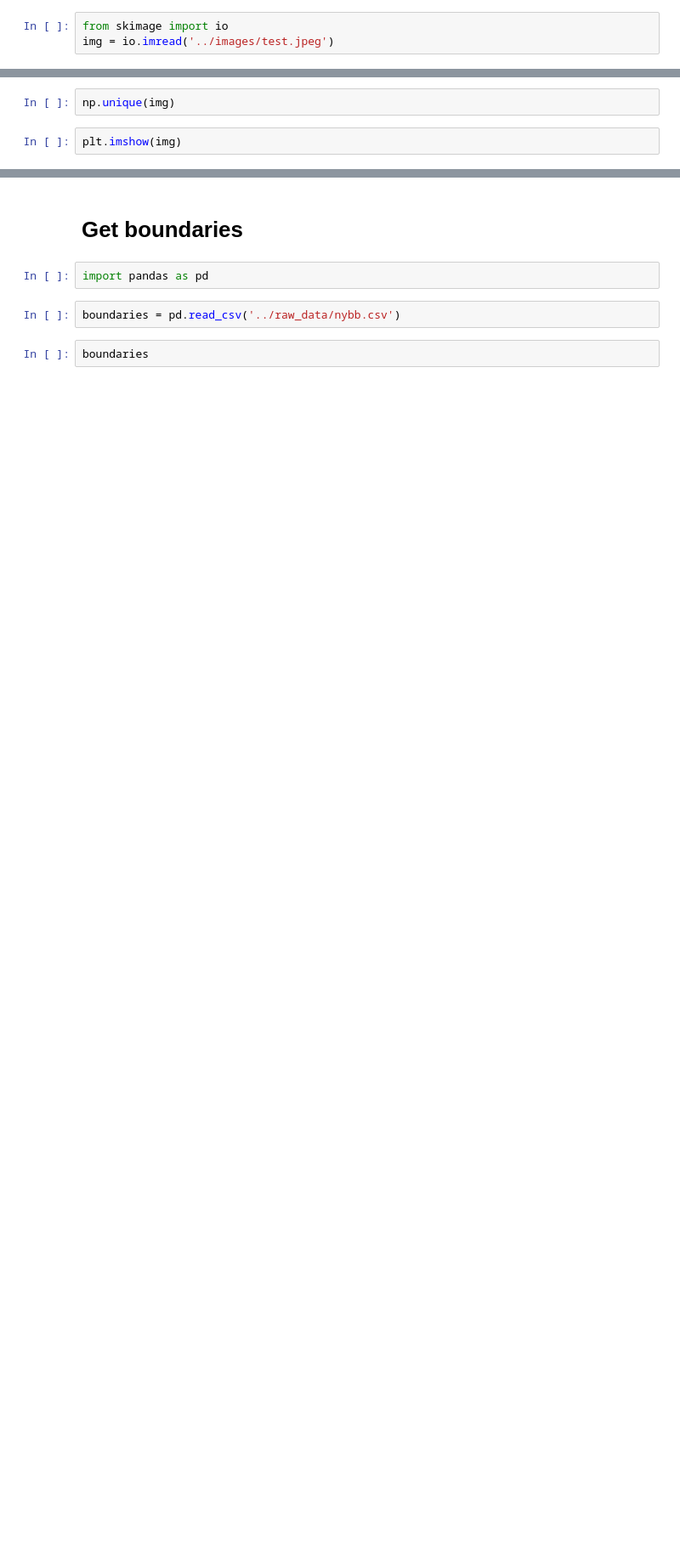
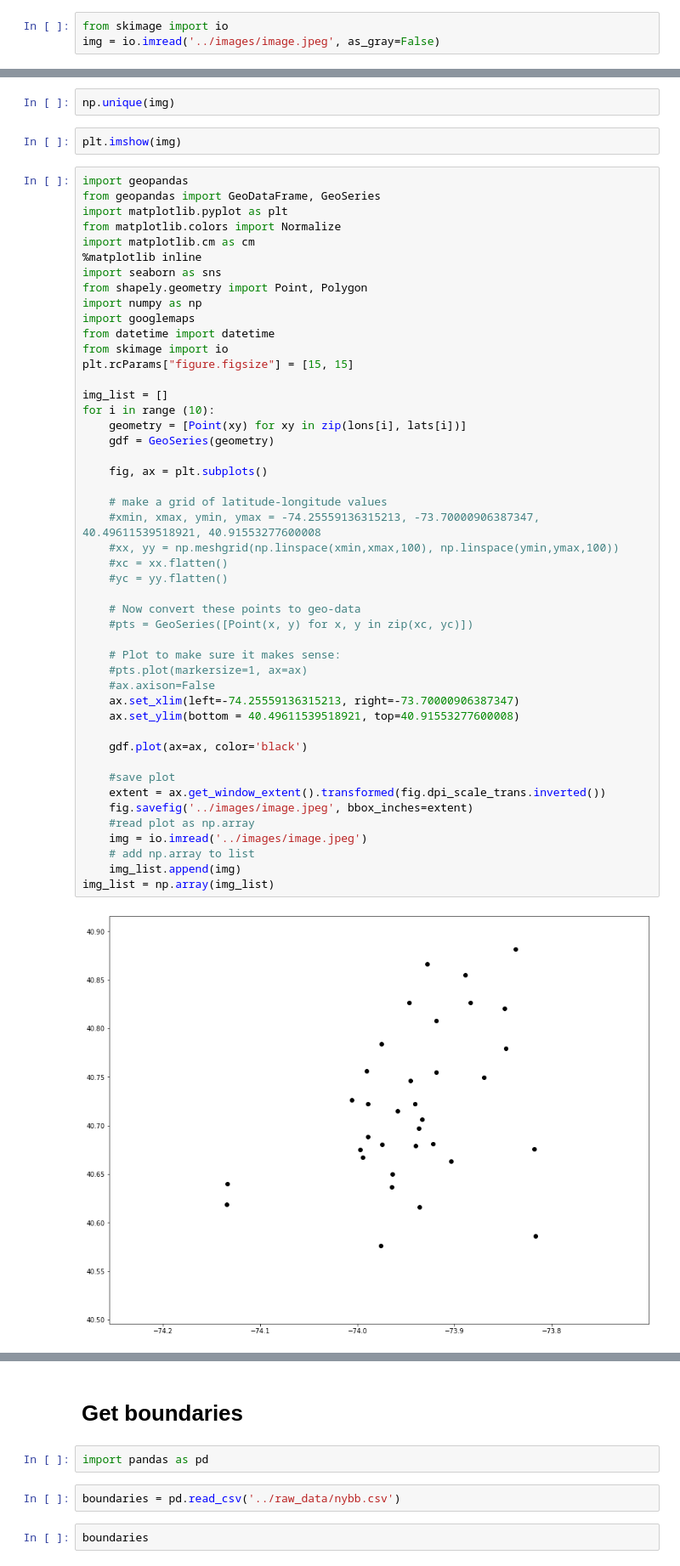
Before and after one commit to candiesforlife/minority_report, a Jupyter notebook: notebooks/cam_viz_model.ipynb, the cells around one changed output, grey strips where cells are left out. Shown at 85% size. Drawn from its saved outputs; the diff is of its cells as text; blank space fills up the shorter version.

```diff
--- a/notebooks/cam_viz_model.ipynb
+++ b/notebooks/cam_viz_model.ipynb
@@ -214,6 +275,6 @@ fig.savefig('../images/test.jpeg', bbox_inches=extent)
 #img.shape
 # %%
 from skimage import io
-img = io.imread('../images/test.jpeg')
+img = io.imread('../images/image.jpeg', as_gray=False)
 # %%
 img.shape
@@ -221,3 +284,52 @@ img.shape
 np.unique(img)
 # %%
 plt.imshow(img)
+# %%
+import geopandas
+from geopandas import GeoDataFrame, GeoSeries
+import matplotlib.pyplot as plt
+from matplotlib.colors import Normalize
+import matplotlib.cm as cm
+%matplotlib inline
+import seaborn as sns
+from shapely.geometry import Point, Polygon
+import numpy as np
+import googlemaps
+from datetime import datetime
+from skimage import io
+plt.rcParams["figure.figsize"] = [15, 15]
+
+img_list = []
+for i in range (10):
+    geometry = [Point(xy) for xy in zip(lons[i], lats[i])]
+    gdf = GeoSeries(geometry)
+
+    fig, ax = plt.subplots()
+
+    # make a grid of latitude-longitude values
+    #xmin, xmax, ymin, ymax = -74.25559136315213, -73.70000906387347, 40.49611539518921, 40.91553277600008
+    #xx, yy = np.meshgrid(np.linspace(xmin,xmax,100), np.linspace(ymin,ymax,100))
+    #xc = xx.flatten()
+    #yc = yy.flatten()
+
+    # Now convert these points to geo-data
+    #pts = GeoSeries([Point(x, y) for x, y in zip(xc, yc)])
+
+    # Plot to make sure it makes sense:
+    #pts.plot(markersize=1, ax=ax)
+    #ax.axison=False
+    ax.set_xlim(left=-74.25559136315213, right=-73.70000906387347)
+    ax.set_ylim(bottom = 40.49611539518921, top=40.91553277600008)
+
+    gdf.plot(ax=ax, color='black')
+
+    #save plot
+    extent = ax.get_window_extent().transformed(fig.dpi_scale_trans.inverted())
+    fig.savefig('../images/image.jpeg', bbox_inches=extent)
+    #read plot as np.array
+    img = io.imread('../images/image.jpeg')
+    # add np.array to list
+    img_list.append(img)
+img_list = np.array(img_list)
+# %% [output]
+[figure, added]
```
Also changed, not shown: parts of 23 cells of this notebook, 1 other file.
